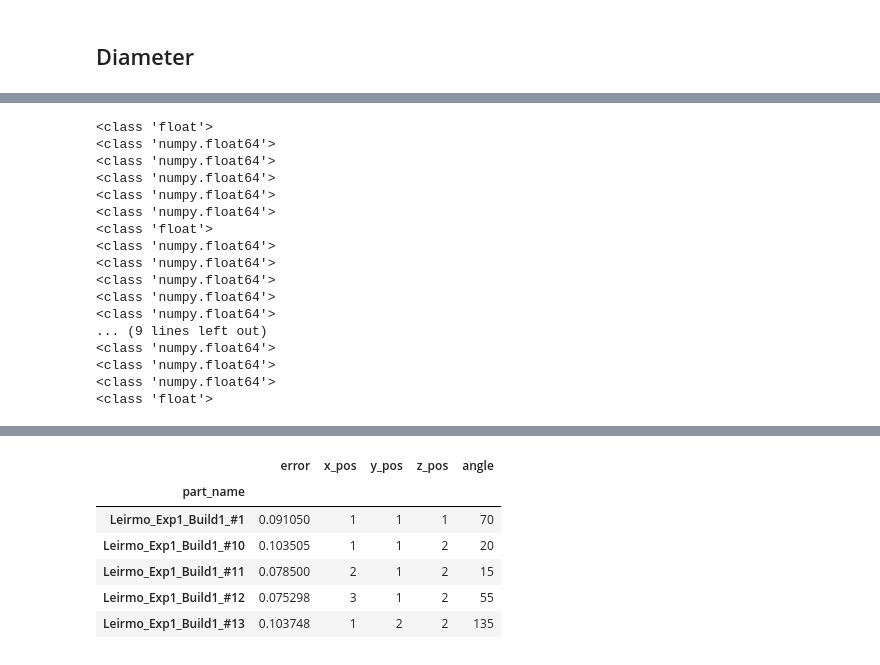
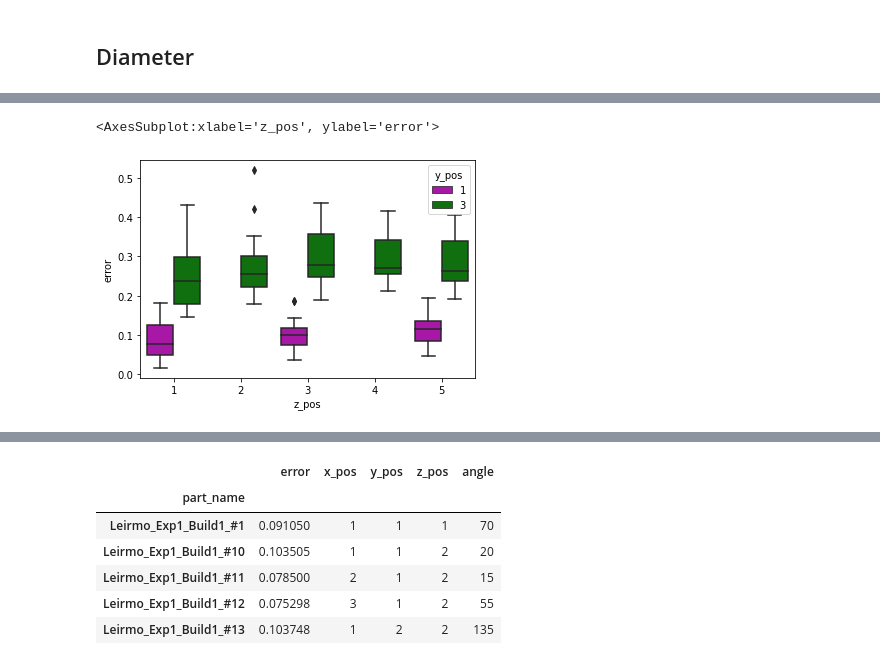
Before and after one commit to TheThorb/Leirmo_Exp1_Publication1, a Jupyter notebook: Z-direction_variations.ipynb, the cells around one changed output, grey strips where cells are left out. Saved outputs shown, nothing was run; the diff lists cells and outputs as text; code cells hidden in the pictures.

Commit message:
End-of-day Sep 25th
Experimenting with heatmap and 3D-scatter plots. Minor commenting fixes.

```diff
--- a/Z-direction_variations.ipynb
+++ b/Z-direction_variations.ipynb
@@ -276,9 +277,31 @@ plt.show()
+# %%
+## Prepare data
+# Retrieve the characteristics from the dictionary
+dfs = func.df_from_dict(chars, char_dict)
+
+# Isolate the specimen rotated -90 degrees
+dfs = func.get_single_values('angle', -90, dfs)
+
+# Concatenate dataframes
+dfs = pd.concat(dfs)
+
+# Extract columns of interest and converting to absolute values
+dfs = dfs[['error', 'z_pos', 'y_pos']]
+dfs['error'] = dfs['error'].abs()
+
+
+## Plot data using seaborn module
+# Create box-plot
+sns.boxplot(x="z_pos", y="error", hue="y_pos", palette=['m', 'g', 'y'], data=dfs)
+# %% [output]
+<AxesSubplot:xlabel='z_pos', ylabel='error'>
+[figure, added]
 # %%
-dframe = func.my_t_test(dft[dft['y_pos'] != 1])
+"""dframe = func.my_t_test(dft[dft['y_pos'] != 1])
 
 dframe.drop('T-statistic', level='type', inplace=True)
 
-"""dframe.index = dframe.index.droplevel('type')
+dframe.index = dframe.index.droplevel('type')
 
 names = dframe.columns
 data = dframe.unstack(level=0).dropna()
@@ -289,7 +312,7 @@ plt.scatter(x=data[1], y=data[2])
 
 plt.show()
 
-print(data)"""
+print(data)
 
 #dframe = pd.MultiIndex.to_frame(dframe)
 
@@ -304,21 +327,5 @@ for i in range(data[1].size):
         print(data[i+1][j+1])
 
 #plt.figure(figsize=(15, 10))
+
+"""
-# %% [output]
-<class 'float'>
-<class 'numpy.float64'>
-<class 'numpy.float64'>
-<class 'numpy.float64'>
-<class 'numpy.float64'>
-<class 'numpy.float64'>
-<class 'float'>
-<class 'numpy.float64'>
-<class 'numpy.float64'>
-<class 'numpy.float64'>
-<class 'numpy.float64'>
-<class 'numpy.float64'>
-... (9 lines left out)
-<class 'numpy.float64'>
-<class 'numpy.float64'>
-<class 'numpy.float64'>
-<class 'float'>
```
Also changed, not shown: parts of 6 cells of this notebook, 1 other file.
